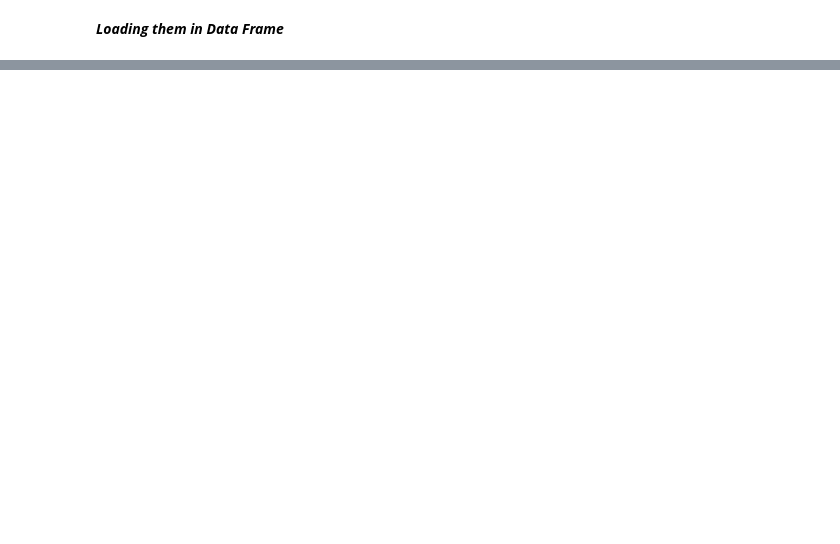
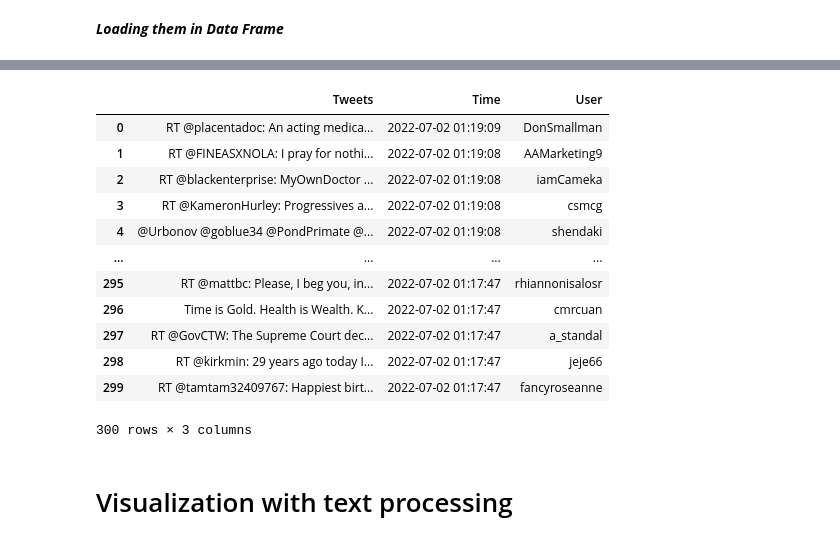
Before and after one commit to mrchapagain/SocialNetworkAnalytics, a Jupyter notebook: TwiteerDataAnalytics.ipynb, the cells around one changed output, grey strips where cells are left out. Cells and saved outputs as stored; diff of their text form; code cells hidden in the pictures; blank space fills up the shorter version.

```diff
--- a/TwiteerDataAnalytics.ipynb
+++ b/TwiteerDataAnalytics.ipynb
@@ -151,3 +147,35 @@ mostlike
+# %%
+# Obtaining tweet using keywords or Hastag
+def tweets_by_keywords(keywords):
+  limit=300
+
+  tweets_obj= tweepy.Cursor(api.search, q=keywords, count=100, tweet_mode="extended").items(limit)
+    # Create Data Frame
+  columns= ['Tweets', 'Time', 'User']
+  tweets = []
+  for i in tweets_obj:
+    tweets.append([i.full_text, i.created_at, i.user.screen_name])
+
+  df= pd.DataFrame(tweets, columns=columns)
+  return df
+# %%
+tweets_by_keywords('Health')
+# %% [output]
+|  | Tweets | Time | User |
+| 0 | RT @placentadoc: An acting medica... | 2022-07-02 01:19:09 | DonSmallman |
+| 1 | RT @FINEASXNOLA: I pray for nothi... | 2022-07-02 01:19:08 | AAMarketing9 |
+| 2 | RT @blackenterprise: MyOwnDoctor ... | 2022-07-02 01:19:08 | iamCameka |
+| 3 | RT @KameronHurley: Progressives a... | 2022-07-02 01:19:08 | csmcg |
+| 4 | @Urbonov @goblue34 @PondPrimate @... | 2022-07-02 01:19:08 | shendaki |
+| ... | ... | ... | ... |
+| 295 | RT @mattbc: Please, I beg you, in... | 2022-07-02 01:17:47 | rhiannonisalosr |
+| 296 | Time is Gold. Health is Wealth. K... | 2022-07-02 01:17:47 | cmrcuan |
+| 297 | RT @GovCTW: The Supreme Court dec... | 2022-07-02 01:17:47 | a_standal |
+| 298 | RT @kirkmin: 29 years ago today I... | 2022-07-02 01:17:47 | jeje66 |
+| 299 | RT @tamtam32409767: Happiest birt... | 2022-07-02 01:17:47 | fancyroseanne |
+300 rows × 3 columns
+# %% [markdown]
+# Visualization with text processing
 # %%
 # Libaries for sentiment analytics (NLP)
 import matplotlib.pyplot as plt
```
Also changed, not shown: parts of 20 cells of this notebook.
